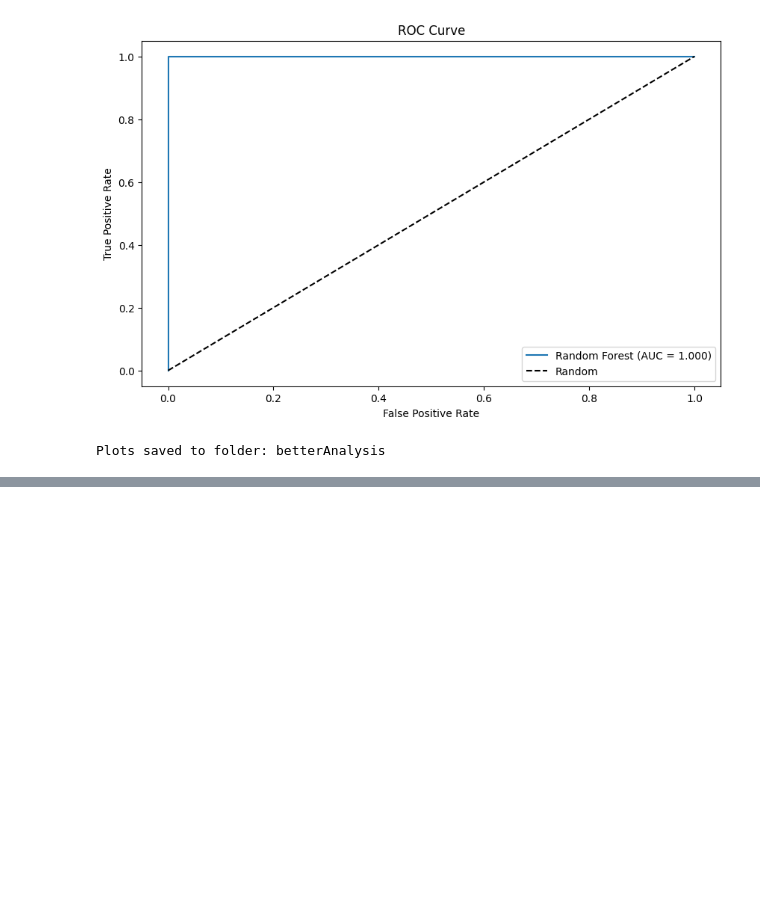
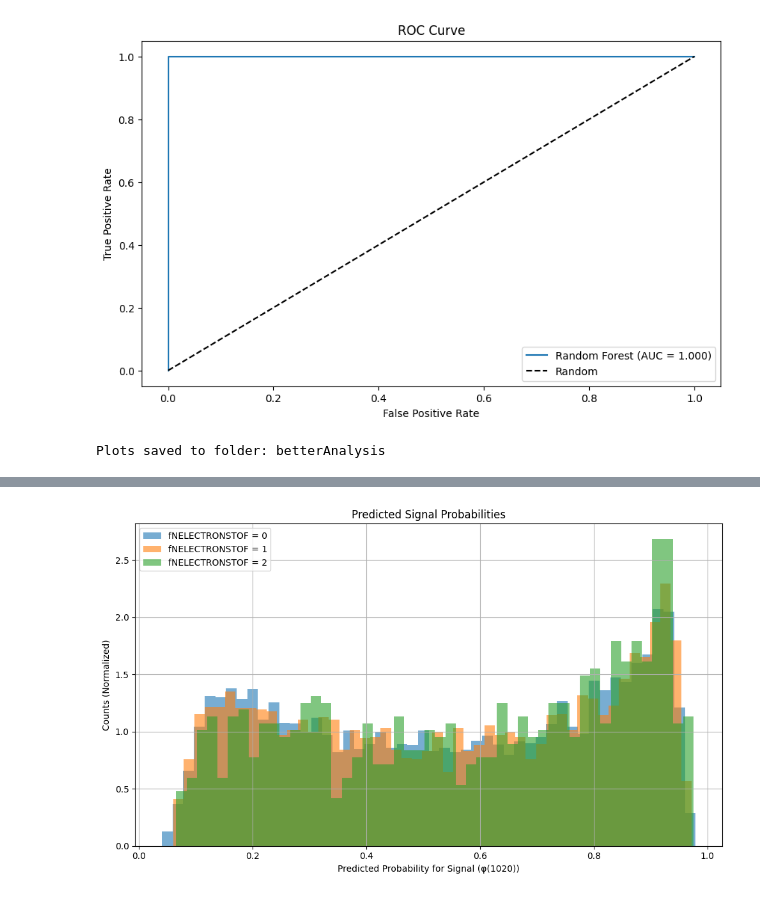
Before and after one commit to siragoni/ML-upc-phi, a Jupyter notebook: running-ALICE-data-V4.ipynb, the cells around one changed output, grey strips where cells are left out. Saved outputs shown, nothing was run; the diff lists cells and outputs as text; code cells hidden in the pictures; blank space fills up the shorter version.

```diff
--- a/running-ALICE-data-V4.ipynb
+++ b/running-ALICE-data-V4.ipynb
@@ -1704,0 +1387,5 @@ Plots saved to folder: betterAnalysis
+# %%
+# Analyze predictions for signal events
+analyze_phi_predictions(df_features_phi, log_reg_model, scaler)
+# %% [output]
+[figure, added]
```
Also changed, not shown: parts of 44 cells of this notebook.
